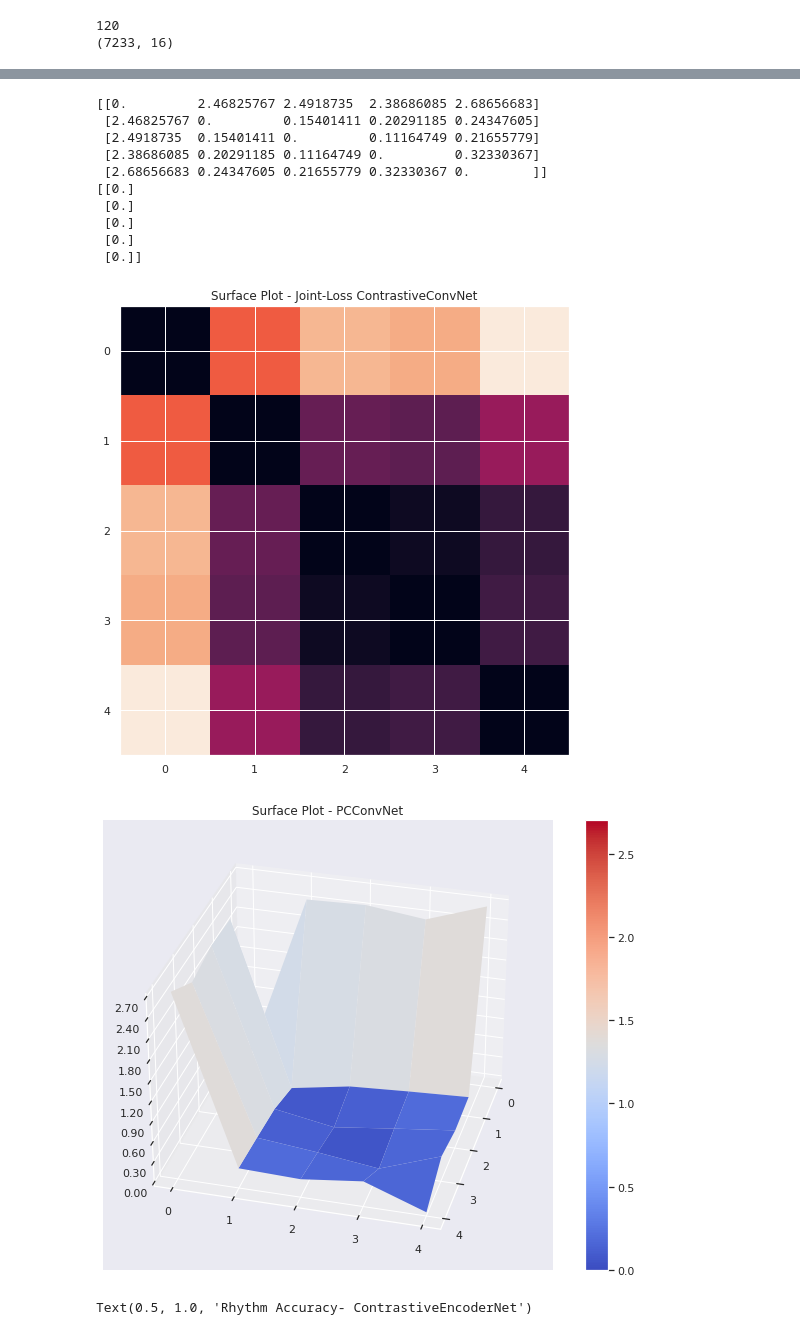
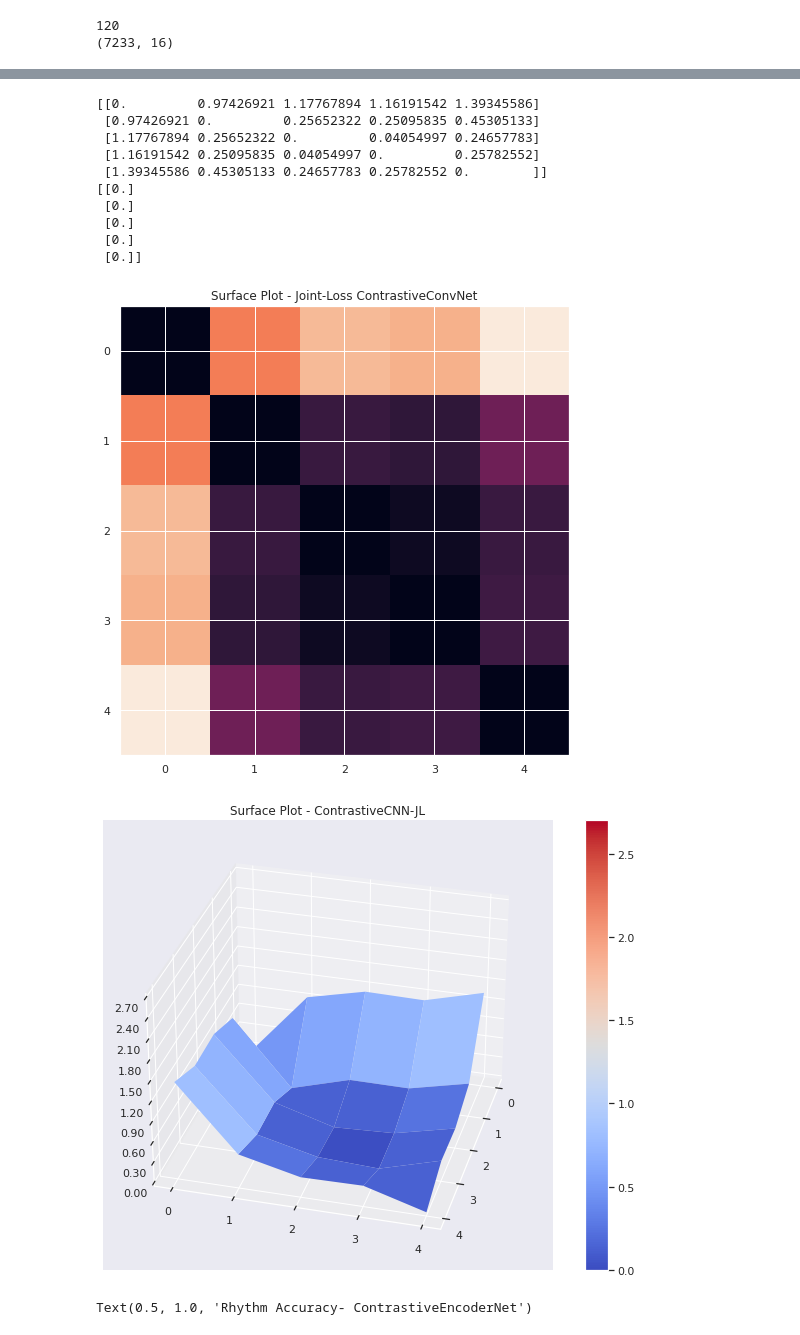
Before and after one commit to pseshadri9/contrastive-music-performance-assessment, a Jupyter notebook: Viz_Set.ipynb, the cells around one changed output, grey strips where cells are left out. Cells and saved outputs as stored; diff of their text form; code cells hidden in the pictures.

```diff
--- a/Viz_Set.ipynb
+++ b/Viz_Set.ipynb
@@ -384,9 +387,9 @@ plot.show()
 #y = pred[3].cpu()
 #preds.requires_grad = False
 perf_model = PCConvNetContrastive(0, num_classes=num_labels, regression= not classification) #PCConvNet(0)
-filename = 'middle_ALL_note accuracy_Cepstrum_reg_paper-results_SEED 0 _best'
+#filename = 'middle_ALL_note accuracy_Cepstrum_reg_paper-results_SEED 0 _best'
 #filename = 'middle_ALL_note accuracy_Cepstrum_reg_BASELINE_REG-paper-results_SEED 0 _best'
-#filename = 'middle_ALL_note accuracy_Cepstrum_reg_Contrastive-only-paper-results_SEED 0 _best'
+filename = 'middle_ALL_note accuracy_Cepstrum_reg_Contrastive-only-paper-results_SEED 0 _best'
 pred, y = eval(filename)
 preds = pred.cpu().detach().numpy()
 print(preds.shape)
@@ -439,11 +442,11 @@ for x in range(5):
 print(dists)
 print(mean_pt)
 # %% [output]
-[[0.         2.46825767 2.4918735  2.38686085 2.68656683]
- [2.46825767 0.         0.15401411 0.20291185 0.24347605]
- [2.4918735  0.15401411 0.         0.11164749 0.21655779]
- [2.38686085 0.20291185 0.11164749 0.         0.32330367]
- [2.68656683 0.24347605 0.21655779 0.32330367 0.        ]]
+[[0.         0.97426921 1.17767894 1.16191542 1.39345586]
+ [0.97426921 0.         0.25652322 0.25095835 0.45305133]
+ [1.17767894 0.25652322 0.         0.04054997 0.24657783]
+ [1.16191542 0.25095835 0.04054997 0.         0.25782552]
+ [1.39345586 0.45305133 0.24657783 0.25782552 0.        ]]
 [[0.]
  [0.]
  [0.]
@@ -456,31 +459,31 @@ plot.imshow(dists)
 fig.savefig('paper_runs/viz/surface-mix-ra.pdf', bbox_inches='tight', transparent=True)
 fig.savefig('paper_runs/viz/surface-mix-ra.png', bbox_inches='tight', transparent=True)
 # %% [output]
-[figure, old version]
+[figure, new version]
 # %%
 from matplotlib import cm
 from matplotlib.ticker import LinearLocator
 X = np.arange(5)
 Y = np.arange(5)
 X, Y = np.meshgrid(X, Y)
 fig, ax = plot.subplots(subplot_kw={"projection": "3d"})
 surf = ax.plot_surface(X, Y, dists, cmap=cm.coolwarm,
                        linewidth=0, antialiased=True)
 # Customize the z axis.
 ax.set_zlim(0, 2.7)
-ax.set_title('Surface Plot - PCConvNet')
+ax.set_title('Surface Plot - ContrastiveCNN-JL')
 ax.zaxis.set_major_locator(LinearLocator(10))
 #ax.yaxis.set_major_locator(LinearLocator(5))
 #ax.xaxis.set_major_locator(LinearLocator(5))
 # A StrMethodFormatter is used automatically
 ax.zaxis.set_major_formatter('{x:.02f}')
 ax.view_init(30, 15)
 plot.xticks(np.arange(0, 5, 1))
 plot.yticks(np.arange(0, 5, 1))
 # Add a color bar which maps values to colors.
 #fig.colorbar(surf, shrink=0.5, aspect=5)
 plot.colorbar(surf)
 surf.set_clim(vmin=0, vmax=2.7)
 # %% [output]
-[figure, old version]
+[figure, new version]
 # %%
```
Also changed, not shown: parts of 4 cells of this notebook.
